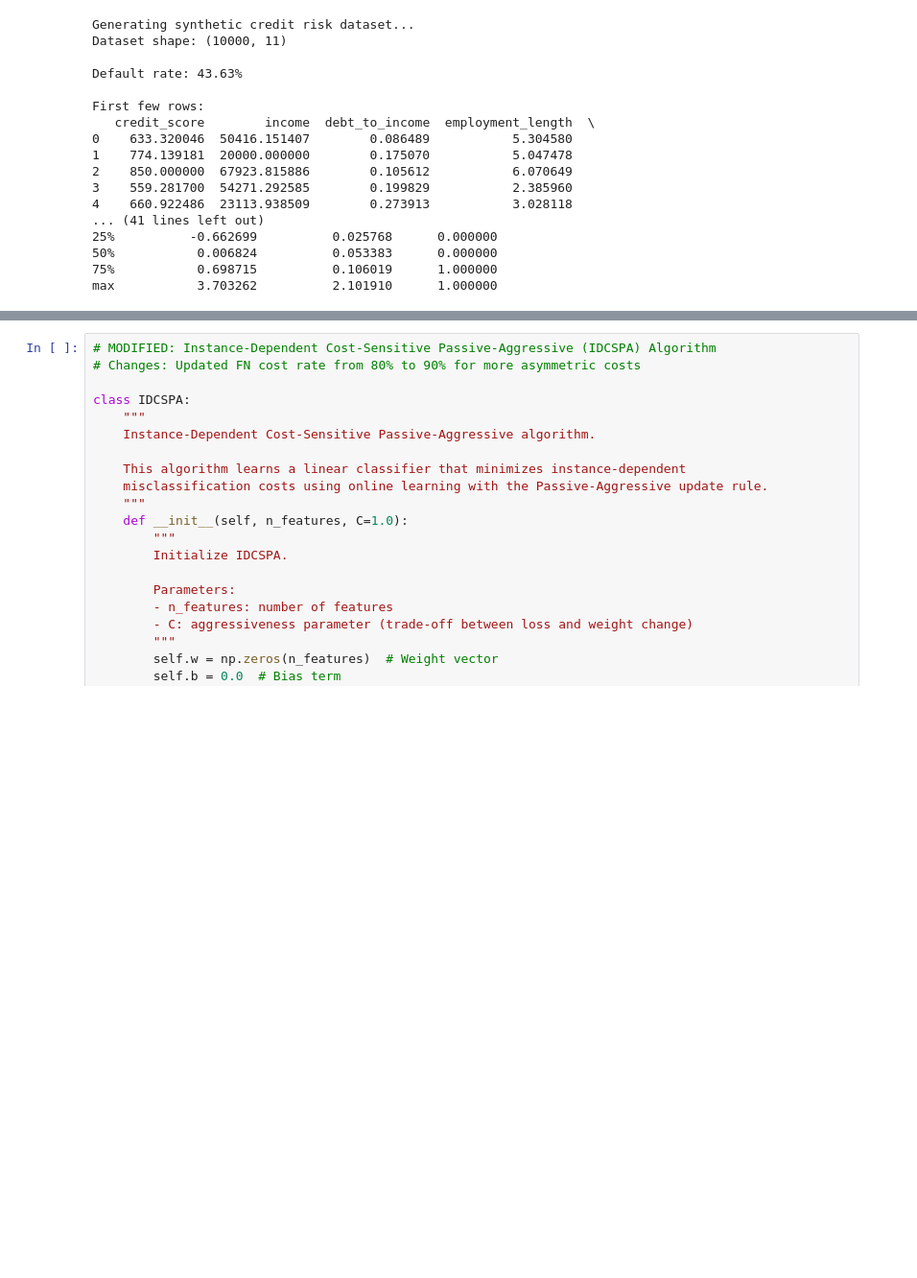
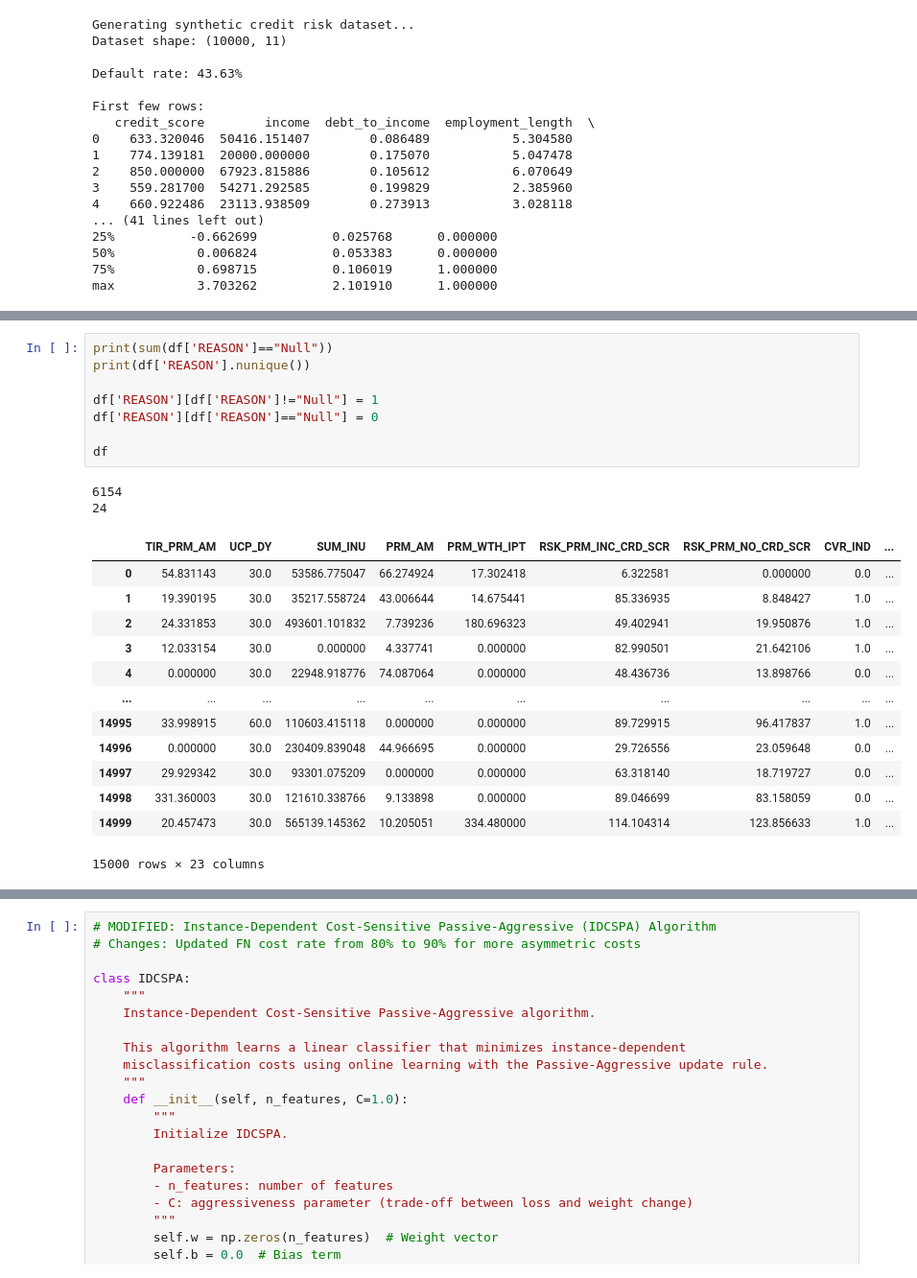
Before and after one commit to Nikshay-Jain/DDP, a Jupyter notebook: Cost_Sensitive_RL_Credit_Risk.ipynb, the cells around one changed output, grey strips where cells are left out. Shown: that part at 96% size. Saved outputs shown, nothing was run; the diff lists cells and outputs as text; blank space fills up the shorter version.

```diff
--- a/Cost_Sensitive_RL_Credit_Risk.ipynb
+++ b/Cost_Sensitive_RL_Credit_Risk.ipynb
@@ -120,0 +142,24 @@ max           3.703262          2.101910      1.000000
+# %%
+print(sum(df['REASON']=="Null"))
+print(df['REASON'].nunique())
+
+df['REASON'][df['REASON']!="Null"] = 1
+df['REASON'][df['REASON']=="Null"] = 0
+
+df
+# %% [output]
+6154
+24
+|  | TIR_PRM_AM | UCP_DY | SUM_INU | PRM_AM | PRM_WTH_IPT | RSK_PRM_INC_CRD_SCR | RSK_PRM_NO_CRD_SCR | CVR_IND | ... |
+| 0 | 54.831143 | 30.0 | 53586.775047 | 66.274924 | 17.302418 | 6.322581 | 0.000000 | 0.0 | ... |
+| 1 | 19.390195 | 30.0 | 35217.558724 | 43.006644 | 14.675441 | 85.336935 | 8.848427 | 1.0 | ... |
+| 2 | 24.331853 | 30.0 | 493601.101832 | 7.739236 | 180.696323 | 49.402941 | 19.950876 | 1.0 | ... |
+| 3 | 12.033154 | 30.0 | 0.000000 | 4.337741 | 0.000000 | 82.990501 | 21.642106 | 1.0 | ... |
+| 4 | 0.000000 | 30.0 | 22948.918776 | 74.087064 | 0.000000 | 48.436736 | 13.898766 | 0.0 | ... |
+| ... | ... | ... | ... | ... | ... | ... | ... | ... | ... |
+| 14995 | 33.998915 | 60.0 | 110603.415118 | 0.000000 | 0.000000 | 89.729915 | 96.417837 | 1.0 | ... |
+| 14996 | 0.000000 | 30.0 | 230409.839048 | 44.966695 | 0.000000 | 29.726556 | 23.059648 | 0.0 | ... |
+| 14997 | 29.929342 | 30.0 | 93301.075209 | 0.000000 | 0.000000 | 63.318140 | 18.719727 | 0.0 | ... |
+| 14998 | 331.360003 | 30.0 | 121610.338766 | 9.133898 | 0.000000 | 89.046699 | 83.158059 | 0.0 | ... |
+| 14999 | 20.457473 | 30.0 | 565139.145362 | 10.205051 | 334.480000 | 114.104314 | 123.856633 | 1.0 | ... |
+15000 rows × 23 columns
```
Also changed, not shown: parts of 7 cells of this notebook, 2 other files.
